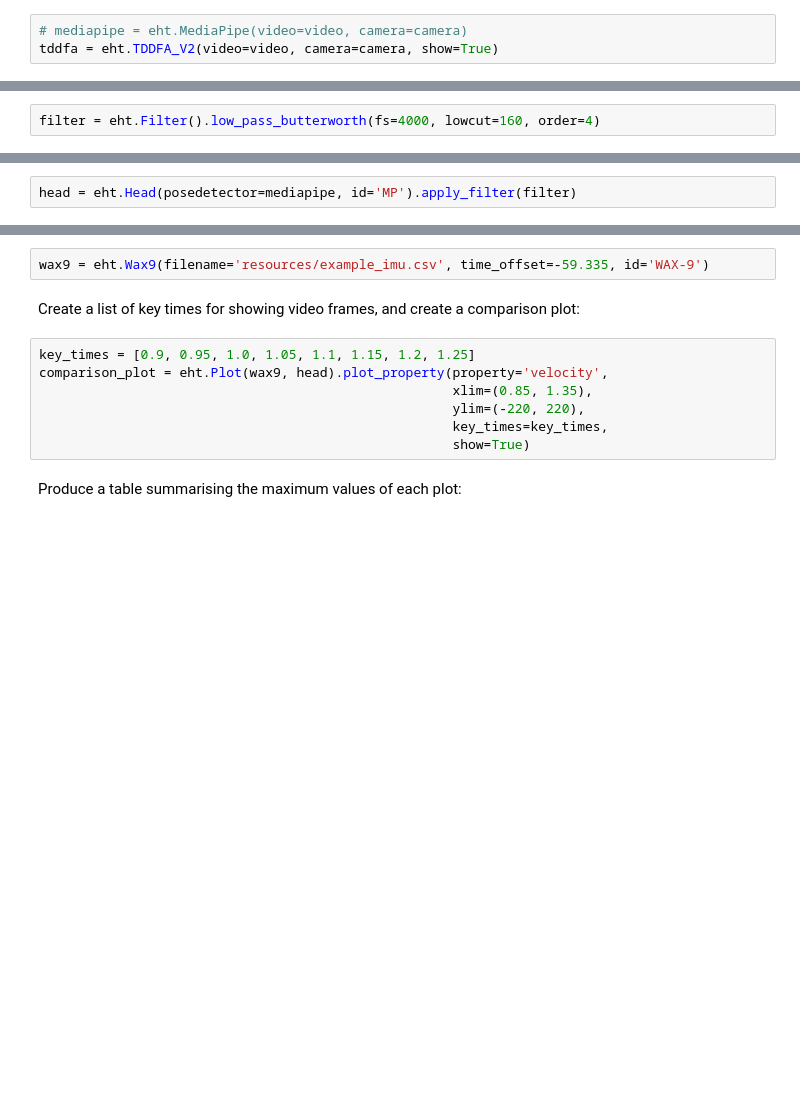
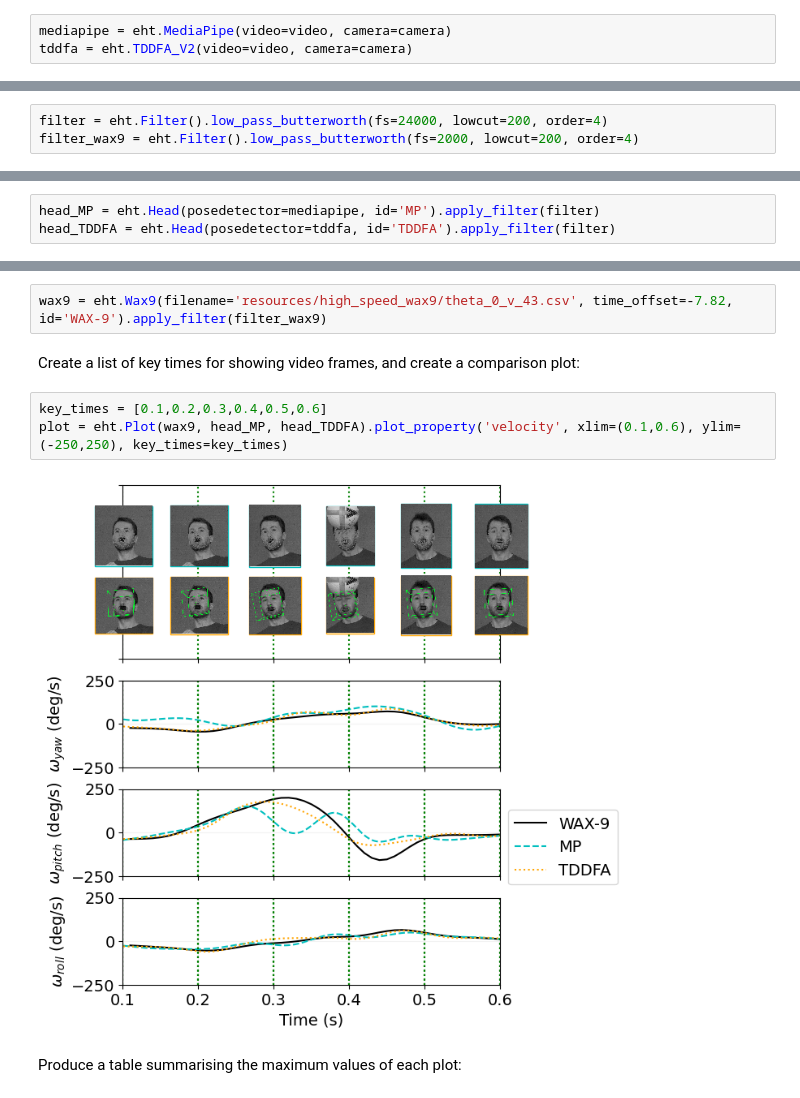
Before and after one commit to isDynamics/EdiHeadyTrack, a Jupyter notebook: docs/example.ipynb, the cells around one changed output, grey strips where cells are left out. Cells and saved outputs as stored; diff of their text form; blank space fills up the shorter version.

```diff
--- a/docs/example.ipynb
+++ b/docs/example.ipynb
@@ -44,6 +24,6 @@ camera = eht.Camera()
 # %% [markdown]
 Perform head pose estimation on chosen video using chosen PoseDetectors from 'posedetector' module:
 # %%
-# mediapipe = eht.MediaPipe(video=video, camera=camera)
-tddfa = eht.TDDFA_V2(video=video, camera=camera, show=True)
+mediapipe = eht.MediaPipe(video=video, camera=camera)
+tddfa = eht.TDDFA_V2(video=video, camera=camera)
 # %% [output]
@@ -64,6 +63,8 @@ Create a filter to be applied to signals:
 # %%
-filter = eht.Filter().low_pass_butterworth(fs=4000, lowcut=160, order=4)
+filter = eht.Filter().low_pass_butterworth(fs=24000, lowcut=200, order=4)
+filter_wax9 = eht.Filter().low_pass_butterworth(fs=2000, lowcut=200, order=4)
 # %% [markdown]
 Create a Head object and apply the above filter:
 # %%
-head = eht.Head(posedetector=mediapipe, id='MP').apply_filter(filter)
+head_MP = eht.Head(posedetector=mediapipe, id='MP').apply_filter(filter)
+head_TDDFA = eht.Head(posedetector=tddfa, id='TDDFA').apply_filter(filter)
@@ -70,16 +84,14 @@ head = eht.Head(posedetector=mediapipe, id='MP').apply_filter(filter)
 # %% [markdown]
 Load data from a chosen IMU using a class from the imu module:
 # %%
-wax9 = eht.Wax9(filename='resources/example_imu.csv', time_offset=-59.335, id='WAX-9')
+wax9 = eht.Wax9(filename='resources/high_speed_wax9/theta_0_v_43.csv', time_offset=-7.82, id='WAX-9').apply_filter(filter_wax9)
 # %% [markdown]
 Create a list of key times for showing video frames, and create a comparison plot:
 # %%
-key_times = [0.9, 0.95, 1.0, 1.05, 1.1, 1.15, 1.2, 1.25]
-comparison_plot = eht.Plot(wax9, head).plot_property(property='velocity',
-                                                     xlim=(0.85, 1.35),
-                                                     ylim=(-220, 220),
-                                                     key_times=key_times,
-                                                     show=True)
+key_times = [0.1,0.2,0.3,0.4,0.5,0.6]
+plot = eht.Plot(wax9, head_MP, head_TDDFA).plot_property('velocity', xlim=(0.1,0.6), ylim=(-250,250), key_times=key_times)
+# %% [output]
+[figure, added]
 # %% [markdown]
 Produce a table summarising the maximum values of each plot:
 # %%
```
Also changed, not shown: parts of 6 cells of this notebook, 2 other files.
